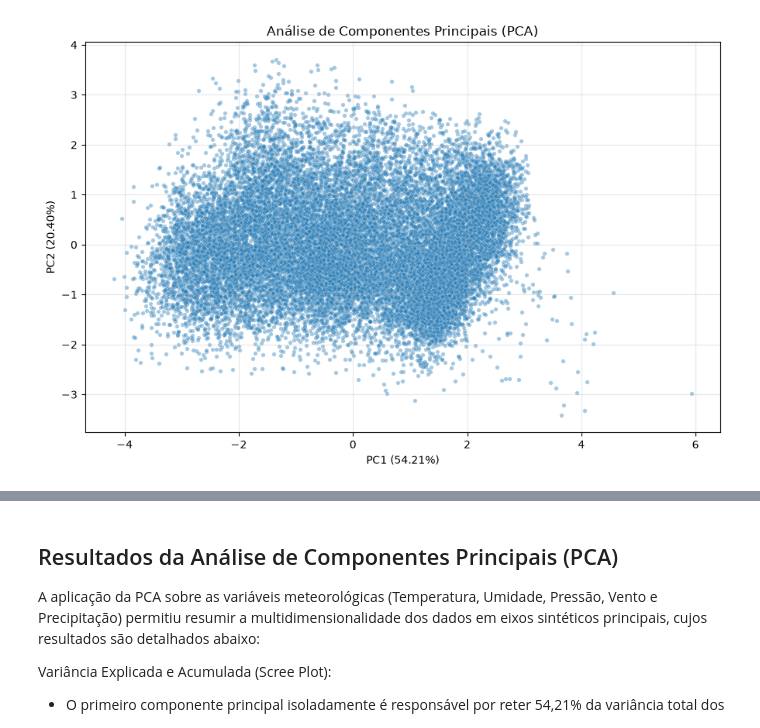
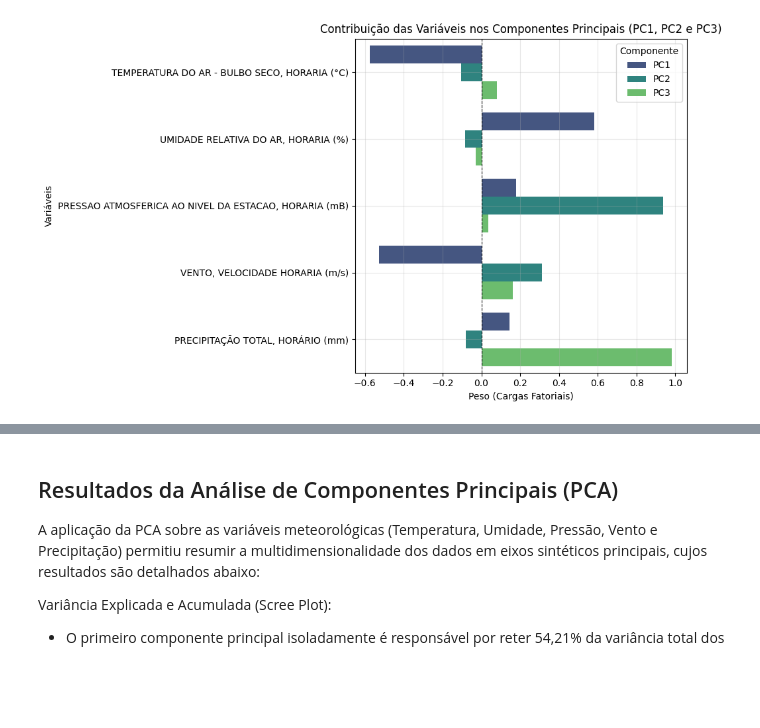
Before and after one commit to MisaelMarcos/PSI3, a Jupyter notebook: Notebooks/pca.ipynb, the cells around one changed output, grey strips where cells are left out. Drawn from its saved outputs; the diff is of its cells as text; code cells hidden in the pictures; blank space fills up the shorter version.

```diff
--- a/Notebooks/pca.ipynb
+++ b/Notebooks/pca.ipynb
@@ -1,5 +1,4 @@
 # %%
-
 import pandas as pd
 import matplotlib.pyplot as plt
 import seaborn as sns
@@ -7,7 +6,7 @@ import seaborn as sns
 from sklearn.preprocessing import StandardScaler
 from sklearn.decomposition import PCA
 
-df = pd.read_csv(r'C:\Users\W2 ASSISTENCIA\Downloads\PSI3\dados\df_recife_datetime.csv')
+df = pd.read_csv('/content/data/df_recife_datetime.csv')
 
 variaveis = [
     'TEMPERATURA DO AR - BULBO SECO, HORARIA (°C)',
@@ -35,23 +34,21 @@ print('Variância explicada:')
 for i, valor in enumerate(variancia):
     print(f'PC{i+1}: {valor:.2f}%')
 
-print(f'\nVariância acumulada nos 2 primeiros componentes: {variancia_acumulada[1]:.2f}%')
+print(f'\nVariância acumulada nos 3 primeiros componentes: {variancia_acumulada[2]:.2f}%')
 
+# 1. Gráfico de Variância Explicada
 plt.figure(figsize=(9, 5))
-
 plt.bar(
     [f'PC{i+1}' for i in range(len(variancia))],
     variancia,
     label='Variância individual'
 )
-
 plt.plot(
     [f'PC{i+1}' for i in range(len(variancia))],
     variancia_acumulada,
     marker='o',
     label='Variância acumulada'
 )
-
 plt.title('Variância Explicada pela PCA')
 plt.xlabel('Componentes Principais')
 plt.ylabel('Variância (%)')
@@ -60,36 +57,69 @@ plt.grid(alpha=0.3)
 plt.tight_layout()
 plt.show()
 
-df_pca = pd.DataFrame(
-    componentes[:, :2],
-    columns=['PC1', 'PC2']
+# 2. DataFrame de Contribuições (PC1, PC2 e PC3)
+contribuicoes = pd.DataFrame(
+    pca.components_[:3].T,
+    index=variaveis,
+    columns=['PC1', 'PC2', 'PC3']
 )
 
-plt.figure(figsize=(9, 6))
+print('\nContribuição das variáveis (Pesos):')
+print(contribuicoes.round(3))
 
-sns.scatterplot(
-    data=df_pca,
-    x='PC1',
-    y='PC2',
-    alpha=0.4,
-    s=15
+# 3. Gráfico de Contribuição das Variáveis por Componente
+plt.figure(figsize=(10, 6))
+contribuicoes_melted = contribuicoes.reset_index().melt(id_vars='index', var_name='Componente', value_name='Peso')
+contribuicoes_melted.rename(columns={'index': 'Variável'}, inplace=True)
+
+sns.barplot(
+    data=contribuicoes_melted,
+    x='Peso',
+    y='Variável',
+    hue='Componente',
+    palette='viridis'
 )
-
-plt.title('Análise de Componentes Principais (PCA)')
-plt.xlabel(f'PC1 ({variancia[0]:.2f}%)')
-plt.ylabel(f'PC2 ({variancia[1]:.2f}%)')
+plt.axvline(0, color='black', linestyle='--', linewidth=0.8)
+plt.title('Contribuição das Variáveis nos Componentes Principais (PC1, PC2 e PC3)')
+plt.xlabel('Peso (Cargas Fatoriais)')
+plt.ylabel('Variáveis')
 plt.grid(alpha=0.3)
+plt.legend(title='Componente')
 plt.tight_layout()
 plt.show()
 
-contribuicoes = pd.DataFrame(
-    pca.components_[:2].T,
-    index=variaveis,
-    columns=['PC1', 'PC2']
+# 4. Scatter plot 3D dos Componentes Principais (PC1, PC2 e PC3)
+fig = plt.figure(figsize=(10, 8))
+ax = fig.add_subplot(111, projection='3d')
+
+sc = ax.scatter(
+    componentes[:, 0],
+    componentes[:, 1],
+    componentes[:, 2],
+    c=componentes[:, 2],
+    cmap='coolwarm',
+    alpha=0.4,
+    s=10
 )
 
-print('\nContribuição das variáveis:')
-print(contribuicoes.round(3))
+ax.set_title('Análise de Componentes Principais (PC1, PC2 e PC3)')
+ax.set_xlabel(f'PC1 ({variancia[0]:.2f}%)')
+ax.set_ylabel(f'PC2 ({variancia[1]:.2f}%)')
+ax.set_zlabel(f'PC3 ({variancia[2]:.2f}%)')
+fig.colorbar(sc, ax=ax, label='Valor da PC3', shrink=0.6)
+plt.tight_layout()
+plt.show()
+
+# Informações Adicionais
+print("\nEstatísticas da Precipitação:")
+print(dados['PRECIPITAÇÃO TOTAL, HORÁRIO (mm)'].describe())
+print(
+    "Registros sem chuva:",
+    (dados['PRECIPITAÇÃO TOTAL, HORÁRIO (mm)'] == 0).mean() * 100,
+    "%"
+)
+print("\nCorrelação dos dados originais:")
+print(dados.corr().round(2))
 # %% [output]
 Variância explicada:
 PC1: 54.21%
@@ -103 +140 @@ Variância acumulada nos 2 primeiros componentes: 74.61%
-[figure, old version]
+[figure, new version]
```
Also changed, not shown: parts of 3 cells of this notebook.
